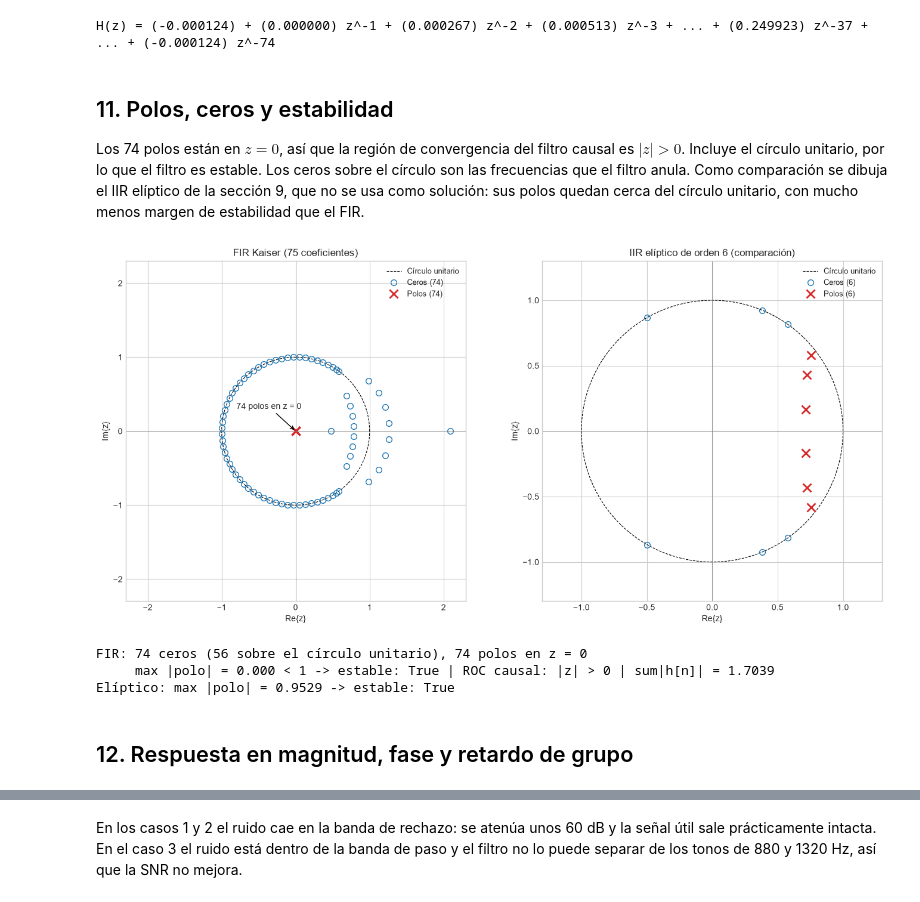
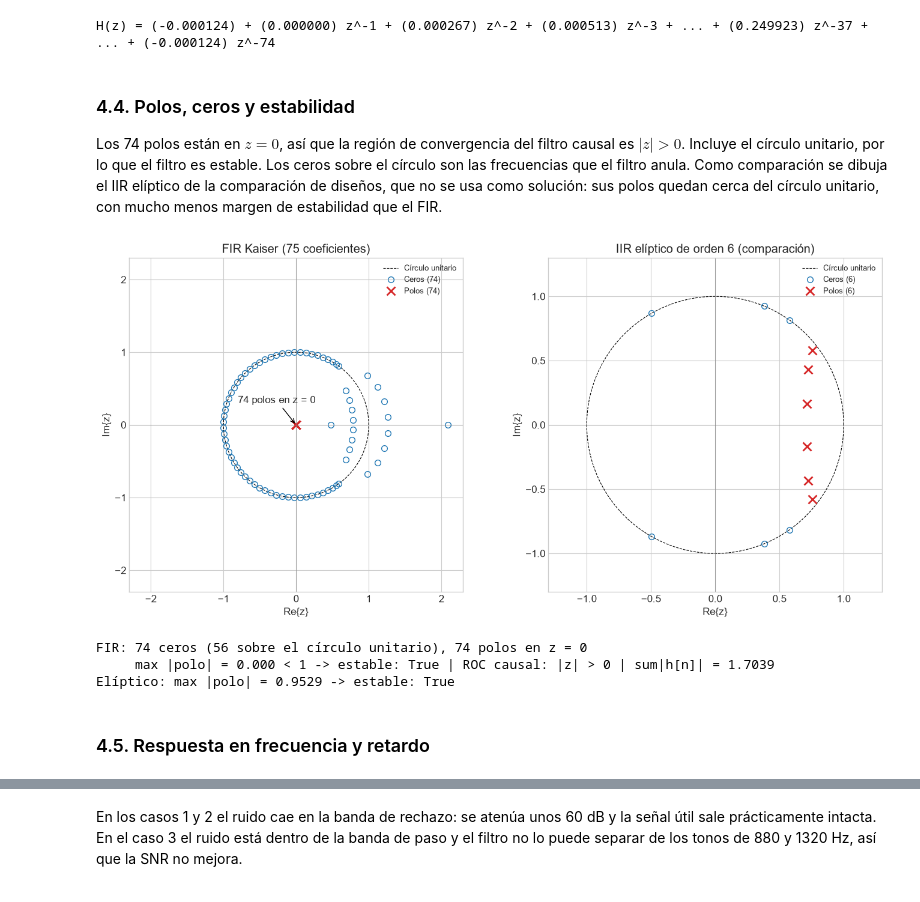
Before and after one commit to TamaraCM06/tcajiao_asm_2026_s2, a Jupyter notebook: proyecto_1_grupal/tarea1_grupo1/notebook.ipynb, the cells around one changed output, grey strips where cells are left out. Drawn from its saved outputs; the diff is of its cells as text; code cells hidden in the pictures.

```diff
--- a/proyecto_1_grupal/tarea1_grupo1/notebook.ipynb
+++ b/proyecto_1_grupal/tarea1_grupo1/notebook.ipynb
@@ -135,0 +152,13 @@ def espectro(x, fs):
+# %%
+f_unilateral = np.fft.rfftfreq(N_EJEMPLO, 1 / FS_EJEMPLO)
+X_unilateral = X_fft[: N_EJEMPLO // 2 + 1]
+amplitudes_ejemplo = 2 * np.abs(X_unilateral) / N_EJEMPLO
+amplitudes_ejemplo[[0, -1]] /= 2  # DC y Nyquist no tienen un par distinto.
+componentes = np.abs(X_unilateral) > 1e-12
+amplitudes_ejemplo[~componentes] = 0
+fases_ejemplo = np.angle(X_unilateral, deg=True)
+fig = graficas.graficar_ejemplo_fourier(
+    t_ejemplo, x_ejemplo, f_unilateral, amplitudes_ejemplo, fases_ejemplo, componentes
+)
+fig.savefig(DIR_FIGURAS / 'fourier_ejemplo_2_1a.png')
+plt.show()
@@ -419,37 +459,31 @@ print(f'H(z) = {terminos} + ... + {centro} + ... + ({b_fir[-1]:.6f}) z^-{N_COEF-
 # %% [output]
 H(z) = (-0.000124) + (0.000000) z^-1 + (0.000267) z^-2 + (0.000513) z^-3 + ... + (0.249923) z^-37 + ... + (-0.000124) z^-74
 # %% [markdown]
-## 11. Polos, ceros y estabilidad
-Los 74 polos están en $z = 0$, así que la región de convergencia del filtro causal es $|z| > 0$. Incluye el círculo unitario, por lo que el filtro es estable. Los ceros sobre el círculo son las frecuencias que el filtro anula. Como comparación se dibuja el IIR elíptico de la sección 9, que no se usa como solución: sus polos quedan cerca del círculo unitario, con mucho menos margen de estabilidad que el FIR.
+### 4.4. Polos, ceros y estabilidad
+Los 74 polos están en $z = 0$, así que la región de convergencia del filtro causal es $|z| > 0$. Incluye el círculo unitario, por lo que el filtro es estable. Los ceros sobre el círculo son las frecuencias que el filtro anula. Como comparación se dibuja el IIR elíptico de la comparación de diseños, que no se usa como solución: sus polos quedan cerca del círculo unitario, con mucho menos margen de estabilidad que el FIR.
 # %%
-ceros, polos = ft.polos_ceros(b_fir)
+ceros, polos = dt.polos_ceros(b_fir)
 b_e, a_e = signal.sos2tf(filtros_iir['Elíptico'])
-ceros_e, polos_e = ft.polos_ceros(b_e, a_e)
+ceros_e, polos_e = dt.polos_ceros(b_e, a_e)
 
-fig, axs = plt.subplots(1, 2, figsize=(14, 6.5))
-for ax, z, p, titulo in [(axs[0], ceros, polos, f'FIR Kaiser ({N_COEF} coeficientes)'),
-                         (axs[1], ceros_e, polos_e, 'IIR elíptico de orden 6 (comparación)')]:
-    th = np.linspace(0, 2*np.pi, 400)
-    ax.plot(np.cos(th), np.sin(th), 'k--', lw=.8, label='Círculo unitario')
-    ax.plot(z.real, z.imag, 'o', mfc='none', ms=7, label=f'Ceros ({len(z)})')
-    ax.plot(p.real, p.imag, 'x', ms=10, mew=2, color='C3', label=f'Polos ({len(p)})')
-    ax.axhline(0, color='gray', lw=.5); ax.axvline(0, color='gray', lw=.5)
-    lim = max(1.3, 1.1*np.max(np.abs(np.concatenate([z, p]))))
-    ax.set(xlim=(-lim, lim), ylim=(-lim, lim), aspect='equal', xlabel='Re{z}', ylabel='Im{z}', title=titulo)
-    ax.legend(loc='upper right', fontsize=9)
-axs[0].annotate(f'{len(polos)} polos en z = 0', (0, 0), xytext=(-0.8, 0.3), arrowprops={'arrowstyle': '->'})
-fig.tight_layout(); fig.savefig(DIR_FIGURAS/'fir_polos_ceros.png'); plt.show()
+fig = graficas.graficar_polos_ceros(ceros, polos, ceros_e, polos_e, N_COEF)
+fig.savefig(DIR_FIGURAS / 'fir_polos_ceros.png')
+plt.show()
 
 sobre_circulo = np.sum(np.abs(np.abs(ceros) - 1) < 1e-6)
-print(f'FIR: {len(ceros)} ceros ({sobre_circulo} sobre el círculo unitario), {len(polos)} polos en z = 0')
-print(f'     max |polo| = {np.max(np.abs(polos)):.3f} < 1 -> estable: {ft.es_estable(polos)} | '
-      f'ROC causal: |z| > 0 | sum|h[n]| = {np.abs(b_fir).sum():.4f}')
-print(f'Elíptico: max |polo| = {np.max(np.abs(polos_e)):.4f} -> estable: {ft.es_estable(polos_e)}')
+print(
+    f'FIR: {len(ceros)} ceros ({sobre_circulo} sobre el círculo unitario), {len(polos)} polos en z = 0'
+)
+print(
+    f'     max |polo| = {np.max(np.abs(polos)):.3f} < 1 -> estable: {dt.es_estable(polos)} | '
+    f'ROC causal: |z| > 0 | sum|h[n]| = {np.abs(b_fir).sum():.4f}'
+)
+print(f'Elíptico: max |polo| = {np.max(np.abs(polos_e)):.4f} -> estable: {dt.es_estable(polos_e)}')
 # %% [output]
-[figure, old version]
+[figure, new version]
 FIR: 74 ceros (56 sobre el círculo unitario), 74 polos en z = 0
      max |polo| = 0.000 < 1 -> estable: True | ROC causal: |z| > 0 | sum|h[n]| = 1.7039
 Elíptico: max |polo| = 0.9529 -> estable: True
 # %% [markdown]
-## 12. Respuesta en magnitud, fase y retardo de grupo
+### 4.5. Respuesta en frecuencia y retardo
 # %%
```
Also changed, not shown: parts of 47 cells of this notebook, 41 other files.
